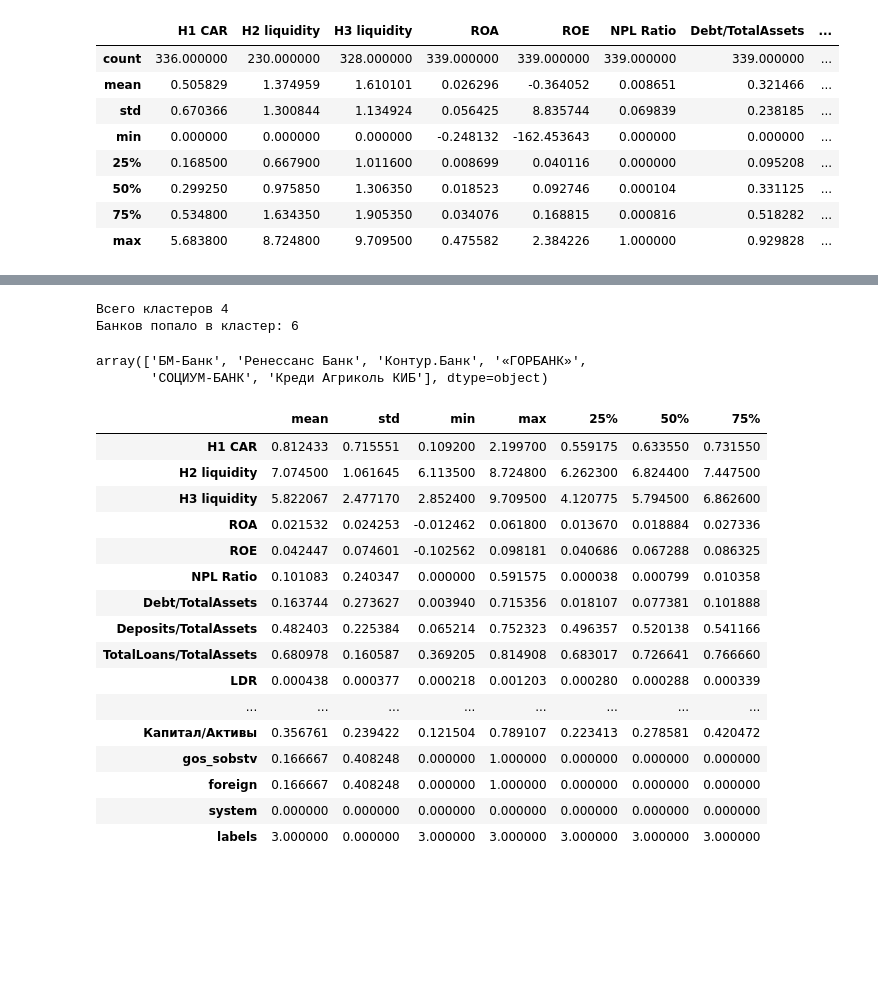
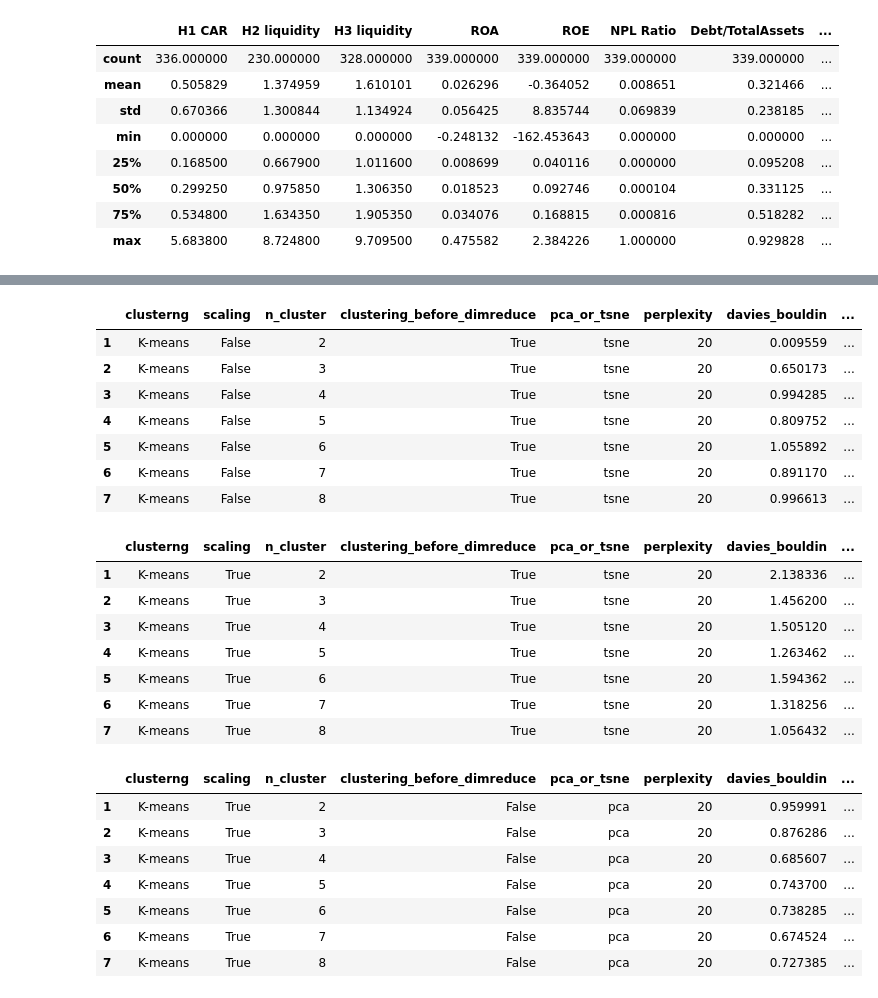
Before and after one commit to igmamedov/Classerizption-of-banks, a Jupyter notebook: banki_ru_parcer_finance/cluster_2023.ipynb, the cells around one changed output, grey strips where cells are left out. Drawn from its saved outputs; the diff is of its cells as text; code cells hidden in the pictures; blank space fills up the shorter version.

Commit message:
Add files via upload
прогнал алгоритмы кластеризации

```diff
--- a/banki_ru_parcer_finance/cluster_2023.ipynb
+++ b/banki_ru_parcer_finance/cluster_2023.ipynb
@@ -40,0 +115,2 @@ x_2023 = pd.read_excel('full_dfs/x_2023.xlsx')
+# %%
+df_bcubed_table = pd.read_excel('df_bcubed_table.xlsx')
@@ -62,10 +161,12 @@ bank_names =x_2023['bank_name']
 # %%
+from clustering_functions import K_means_cluster
 k_means = K_means_cluster(features_table = X,
-                          num_clusters = [4],
+                          df_bcubed_table = df_bcubed_table,
+                          num_clusters = [2, 3, 4, 5, 6, 7, 8],
                           bank_name_column = bank_names,
                           scaling = False,
                          pca_or_tsne='tsne', #dimensional reduce with tsne or pca
-                             clustering_before_dimreduce = True,
+                        clustering_before_dimreduce = True,
                           perplexity=20 #for tsne
                          )
 k_means.k_means_clustering()
@@ -77,30 +173,11 @@ davies_bouldin_score: 0.7925865782158029
-# %%
-names_list, dataframe = k_means.compute_cluster_stats(list_index = 0, cluster_index = 3)
-# %% [output]
-Всего кластеров 4
-Банков попало в кластер: 6
-# %%
-names_list[:20]
-# %% [output]
-array(['БМ-Банк', 'Ренессанс Банк', 'Контур.Банк', '«ГОРБАНК»',
-       'СОЦИУМ-БАНК', 'Креди Агриколь КИБ'], dtype=object)
-# %%
-dataframe
-# %% [output]
-|  | mean | std | min | max | 25% | 50% | 75% |
-| Н1 CAR | 0.812433 | 0.715551 | 0.109200 | 2.199700 | 0.559175 | 0.633550 | 0.731550 |
-| Н2 liquidity | 7.074500 | 1.061645 | 6.113500 | 8.724800 | 6.262300 | 6.824400 | 7.447500 |
-| Н3 liquidity | 5.822067 | 2.477170 | 2.852400 | 9.709500 | 4.120775 | 5.794500 | 6.862600 |
-| ROA | 0.021532 | 0.024253 | -0.012462 | 0.061800 | 0.013670 | 0.018884 | 0.027336 |
-| ROE | 0.042447 | 0.074601 | -0.102562 | 0.098181 | 0.040686 | 0.067288 | 0.086325 |
-| NPL Ratio | 0.101083 | 0.240347 | 0.000000 | 0.591575 | 0.000038 | 0.000799 | 0.010358 |
-| Debt/TotalAssets | 0.163744 | 0.273627 | 0.003940 | 0.715356 | 0.018107 | 0.077381 | 0.101888 |
-| Deposits/TotalAssets | 0.482403 | 0.225384 | 0.065214 | 0.752323 | 0.496357 | 0.520138 | 0.541166 |
-| TotalLoans/TotalAssets | 0.680978 | 0.160587 | 0.369205 | 0.814908 | 0.683017 | 0.726641 | 0.766660 |
-| LDR | 0.000438 | 0.000377 | 0.000218 | 0.001203 | 0.000280 | 0.000288 | 0.000339 |
-| ... | ... | ... | ... | ... | ... | ... | ... |
-| Капитал/Активы | 0.356761 | 0.239422 | 0.121504 | 0.789107 | 0.223413 | 0.278581 | 0.420472 |
-| gos_sobstv | 0.166667 | 0.408248 | 0.000000 | 1.000000 | 0.000000 | 0.000000 | 0.000000 |
-| foreign | 0.166667 | 0.408248 | 0.000000 | 1.000000 | 0.000000 | 0.000000 | 0.000000 |
-| system | 0.000000 | 0.000000 | 0.000000 | 0.000000 | 0.000000 | 0.000000 | 0.000000 |
-| labels | 3.000000 | 0.000000 | 3.000000 | 3.000000 | 3.000000 | 3.000000 | 3.000000 |
+# %%
+k_means.df_notes
+# %% [output]
+|  | clusterng | scaling | n_cluster | clustering_before_dimreduce | pca_or_tsne | perplexity | davies_bouldin | ... |
+| 1 | K-means | False | 2 | True | tsne | 20 | 0.009559 | ... |
+| 2 | K-means | False | 3 | True | tsne | 20 | 0.650173 | ... |
+| 3 | K-means | False | 4 | True | tsne | 20 | 0.994285 | ... |
+| 4 | K-means | False | 5 | True | tsne | 20 | 0.809752 | ... |
+| 5 | K-means | False | 6 | True | tsne | 20 | 1.055892 | ... |
+| 6 | K-means | False | 7 | True | tsne | 20 | 0.891170 | ... |
+| 7 | K-means | False | 8 | True | tsne | 20 | 0.996613 | ... |
@@ -106,0 +198,11 @@ dataframe
+# %%
+k_means.df_notes
+# %% [output]
+|  | clusterng | scaling | n_cluster | clustering_before_dimreduce | pca_or_tsne | perplexity | davies_bouldin | ... |
+| 1 | K-means | True | 2 | True | tsne | 20 | 2.138336 | ... |
+| 2 | K-means | True | 3 | True | tsne | 20 | 1.456200 | ... |
+| 3 | K-means | True | 4 | True | tsne | 20 | 1.505120 | ... |
+| 4 | K-means | True | 5 | True | tsne | 20 | 1.263462 | ... |
+| 5 | K-means | True | 6 | True | tsne | 20 | 1.594362 | ... |
+| 6 | K-means | True | 7 | True | tsne | 20 | 1.318256 | ... |
+| 7 | K-means | True | 8 | True | tsne | 20 | 1.056432 | ... |
@@ -106,0 +223,11 @@ dataframe
+# %%
+k_means.df_notes
+# %% [output]
+|  | clusterng | scaling | n_cluster | clustering_before_dimreduce | pca_or_tsne | perplexity | davies_bouldin | ... |
+| 1 | K-means | True | 2 | False | pca | 20 | 0.959991 | ... |
+| 2 | K-means | True | 3 | False | pca | 20 | 0.876286 | ... |
+| 3 | K-means | True | 4 | False | pca | 20 | 0.685607 | ... |
+| 4 | K-means | True | 5 | False | pca | 20 | 0.743700 | ... |
+| 5 | K-means | True | 6 | False | pca | 20 | 0.738285 | ... |
+| 6 | K-means | True | 7 | False | pca | 20 | 0.674524 | ... |
+| 7 | K-means | True | 8 | False | pca | 20 | 0.727385 | ... |
```
Also changed, not shown: parts of 79 cells of this notebook.
